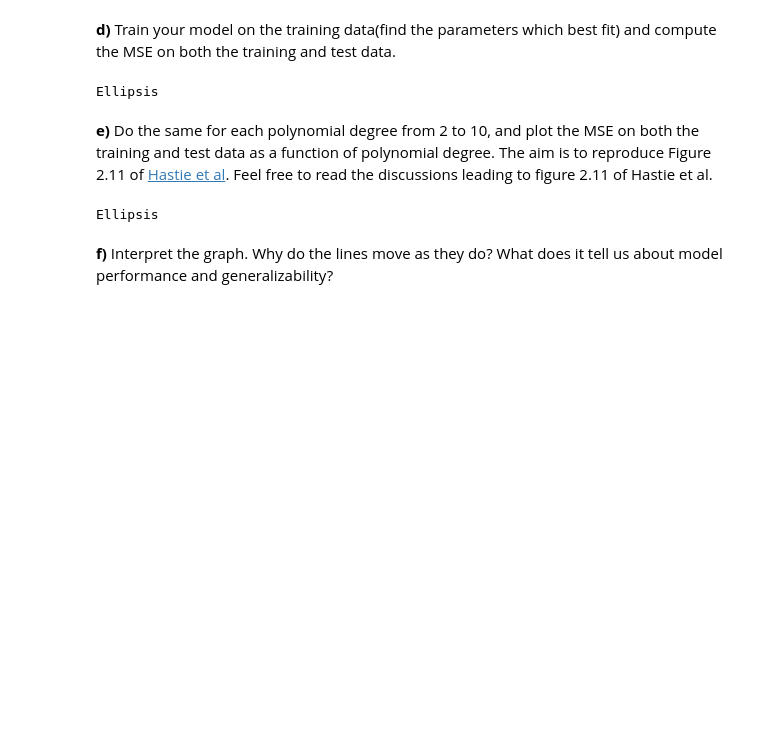
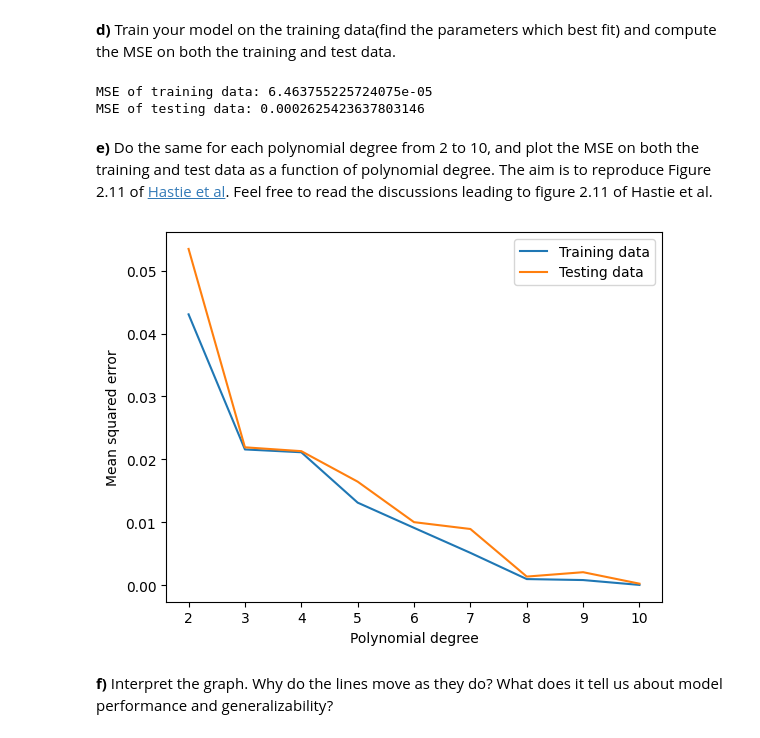
Before and after one commit to HeineEH/FYS-STK3155_MachineLearning, a Jupyter notebook: exercises/week_35/week_35.ipynb, the cells around one changed output. Saved outputs shown, nothing was run; the diff lists cells and outputs as text; code cells hidden in the pictures; blank space fills up the shorter version.

```diff
--- a/exercises/week_35/week_35.ipynb
+++ b/exercises/week_35/week_35.ipynb
@@ -318,18 +318,61 @@ def polynomial_features(x, p):
 # %%
 from sklearn.model_selection import train_test_split
 
-#X_train, X_test, y_train, y_test = ...
+X_train, X_test, y_train, y_test = train_test_split(X, y)
 # %% [markdown]
 **d)** Train your model on the training data(find the parameters which best fit) and compute the MSE on both the training and test data.
 # %%
-...
+from sklearn.metrics import mean_squared_error
+
+beta = OLS_parameters(X_train, y_train)
+
+prediction_train = X_train @ beta
+mse_train = mean_squared_error(y_train, prediction_train)
+
+prediction_test = X_test @ beta
+mse_test = mean_squared_error(y_test, prediction_test)
+
+print(f"MSE of training data: {mse_train}")
+print(f"MSE of testing data: {mse_test}")
 # %% [output]
-Ellipsis
+MSE of training data: 6.463755225724075e-05
+MSE of testing data: 0.0002625423637803146
 # %% [markdown]
 **e)** Do the same for each polynomial degree from 2 to 10, and plot the MSE on both the training and test data as a function of polynomial degree. The aim is to reproduce Figure 2.11 of [Hastie et al](https://github.com/CompPhysics/MLErasmus/blob/master/doc/Textbooks/elementsstat.pdf). Feel free to read the discussions leading to figure 2.11 of Hastie et al.
 # %%
-...
+import matplotlib.pyplot as plt
+from_degree = 2
+to_degree = 10
+
+degrees = list(range(from_degree, to_degree+1))
+mse_train_values = np.zeros(to_degree-from_degree+1)
+mse_test_values = np.zeros(to_degree-from_degree+1)
+for degree in degrees:
+    X = polynomial_features(x, degree)
+    X_train, X_test, y_train, y_test = train_test_split(X, y, random_state=123)
+    beta = OLS_parameters(X_train, y_train)
+
+    prediction_train = X_train @ beta
+    mse_train = mean_squared_error(y_train, prediction_train)
+
+    prediction_test = X_test @ beta
+    mse_test = mean_squared_error(y_test, prediction_test)
+
+    mse_train_values[degree-from_degree] = mse_train
+    mse_test_values[degree-from_degree] = mse_test
+
+    # plt.title(f"Degree {degree} polynomial")
+    # plt.scatter(x, y)
+    # plt.plot(x, X @ beta, color="red")
+    # plt.show()
+
+plt.plot(degrees, mse_train_values, label="Training data")
+plt.plot(degrees, mse_test_values, label="Testing data")
+plt.xlabel("Polynomial degree")
+plt.ylabel("Mean squared error")
+plt.legend()
+plt.show()
 # %% [output]
-Ellipsis
+[figure, added]
 # %% [markdown]
 **f)** Interpret the graph. Why do the lines move as they do? What does it tell us about model performance and generalizability?
```
Also changed, not shown: parts of 7 cells of this notebook.
